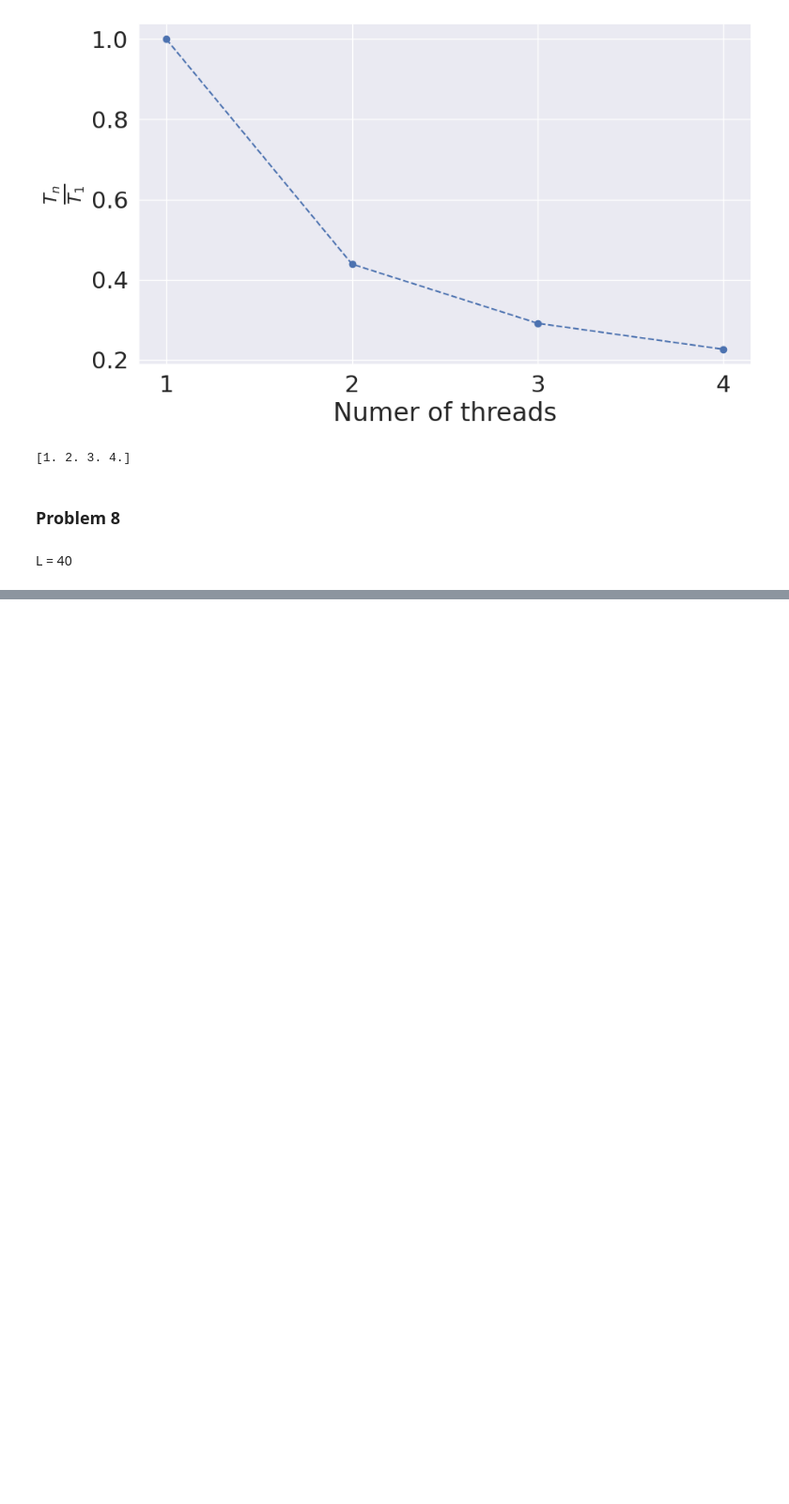
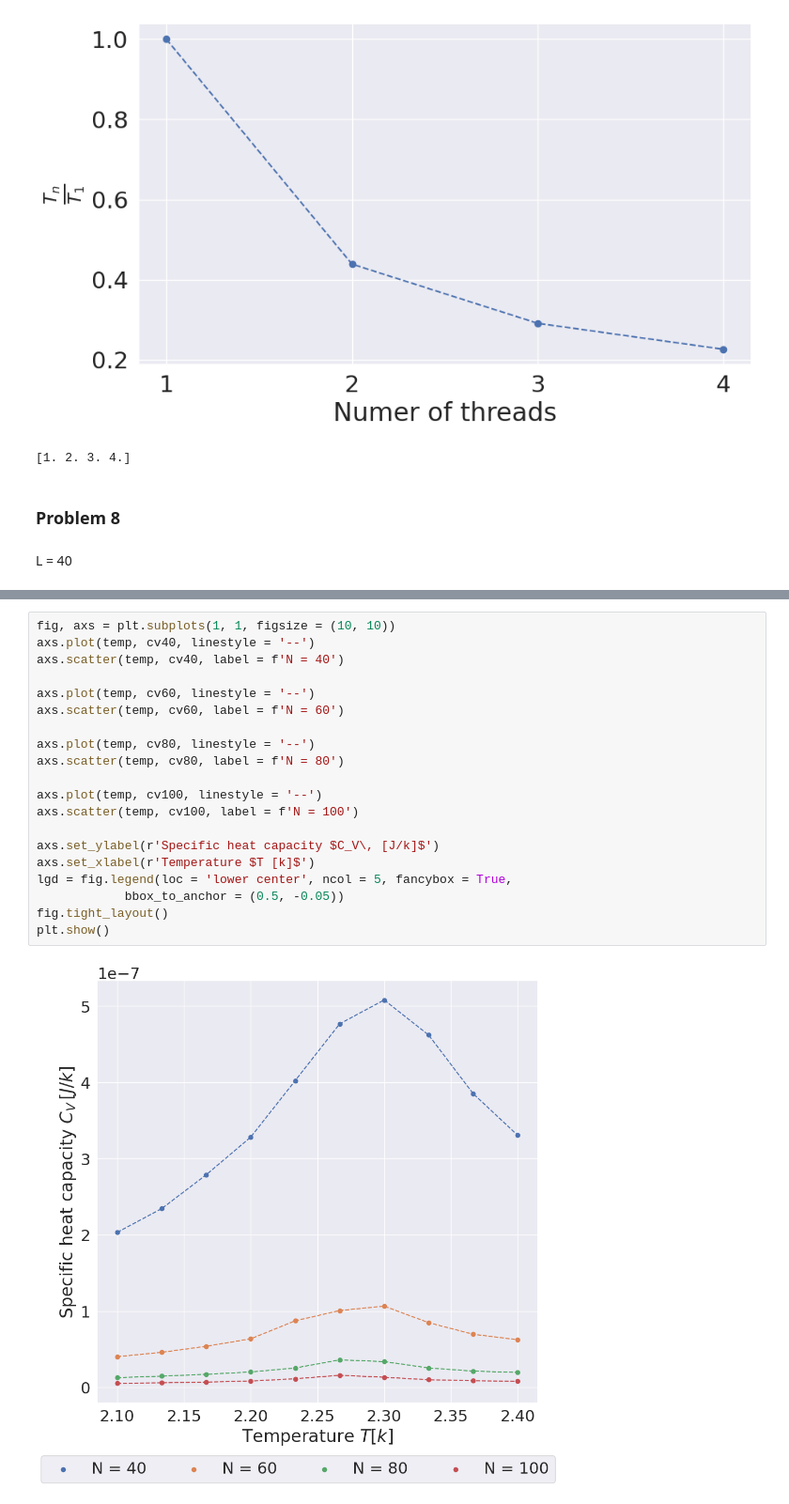
Before and after one commit to augude/fys3150, a Jupyter notebook: Project4/plotting.ipynb, the cells around one changed output, grey strips where cells are left out. Shown at 94% size. Saved outputs shown, nothing was run; the diff lists cells and outputs as text; blank space fills up the shorter version.

```diff
--- a/Project4/plotting.ipynb
+++ b/Project4/plotting.ipynb
@@ -311,0 +377,22 @@ FileNotFoundError: [Errno 2] No such file or directory: 'L=80_0.csv'
+# %%
+fig, axs = plt.subplots(1, 1, figsize = (10, 10))
+axs.plot(temp, cv40, linestyle = '--')
+axs.scatter(temp, cv40, label = f'N = 40')
+
+axs.plot(temp, cv60, linestyle = '--')
+axs.scatter(temp, cv60, label = f'N = 60')
+
+axs.plot(temp, cv80, linestyle = '--')
+axs.scatter(temp, cv80, label = f'N = 80')
+
+axs.plot(temp, cv100, linestyle = '--')
+axs.scatter(temp, cv100, label = f'N = 100')
+
+axs.set_ylabel(r'Specific heat capacity $C_V\, [J/k]$')
+axs.set_xlabel(r'Temperature $T [k]$')
+lgd = fig.legend(loc = 'lower center', ncol = 5, fancybox = True,
+            bbox_to_anchor = (0.5, -0.05))
+fig.tight_layout()
+plt.show()
+# %% [output]
+[figure, added]
```
Also changed, not shown: parts of 12 cells of this notebook.
